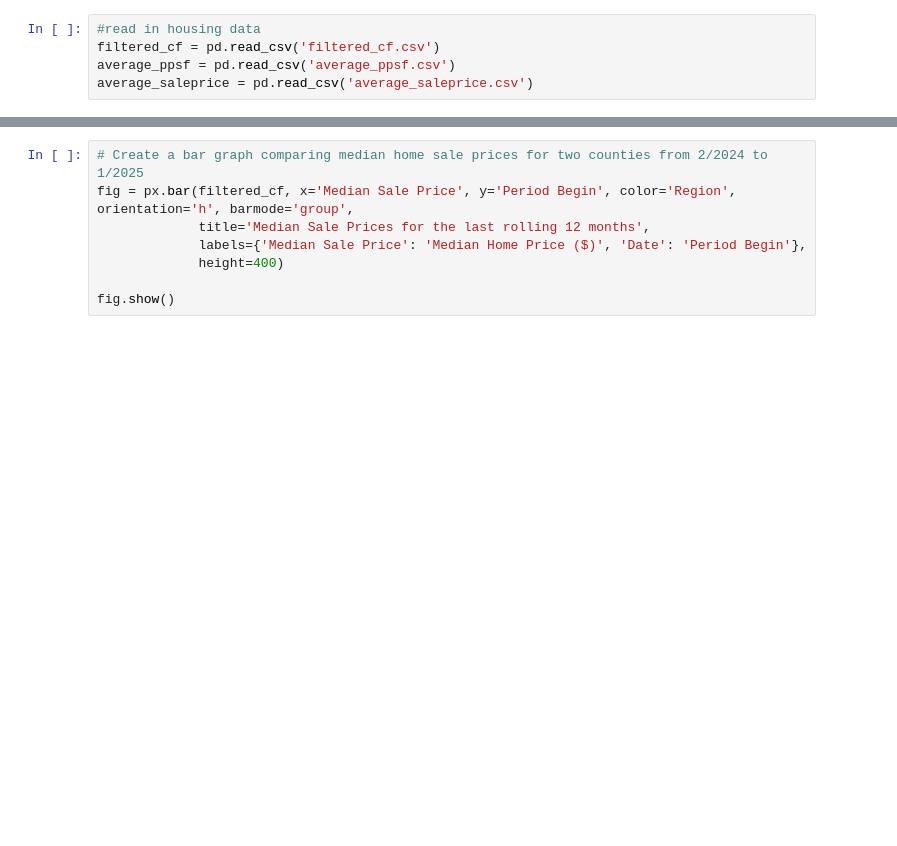
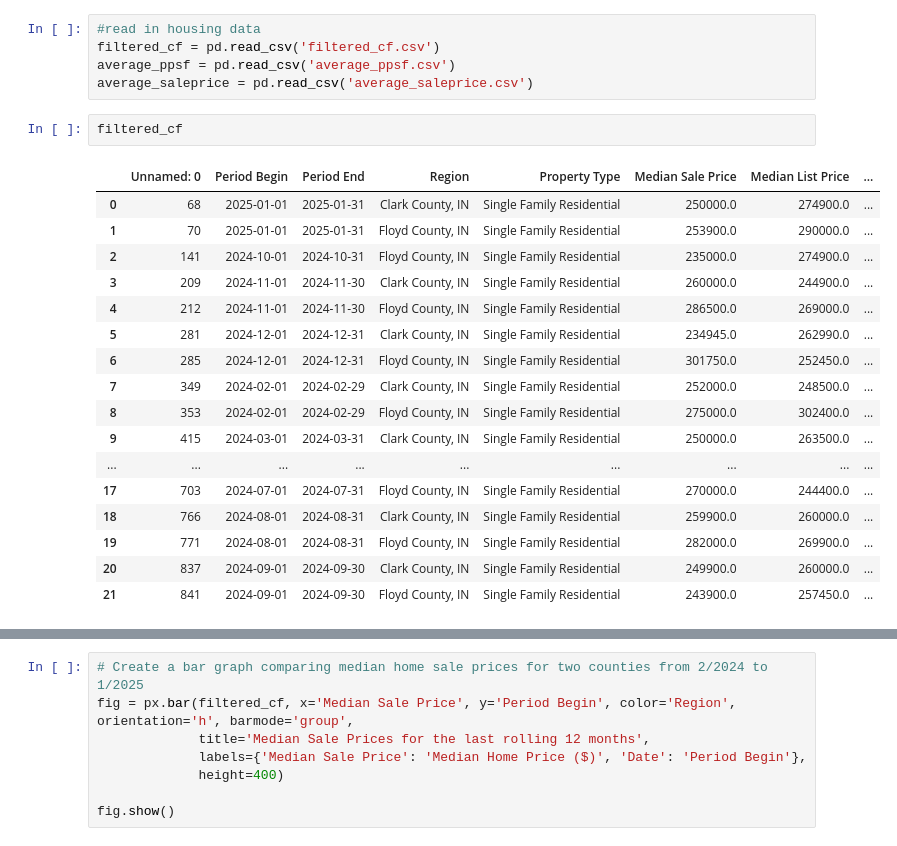
Before and after one commit to RachTheRad/SoIN_Housing_Analysis, a Jupyter notebook: HA_Cap_NB3.ipynb, the cells around one changed output, grey strips where cells are left out. Drawn from its saved outputs; the diff is of its cells as text; blank space fills up the shorter version.

```diff
--- a/HA_Cap_NB3.ipynb
+++ b/HA_Cap_NB3.ipynb
@@ -13,3 +13,23 @@ import seaborn as sns
 filtered_cf = pd.read_csv('filtered_cf.csv')
 average_ppsf = pd.read_csv('average_ppsf.csv')
 average_saleprice = pd.read_csv('average_saleprice.csv')
+# %%
+filtered_cf
+# %% [output]
+|  | Unnamed: 0 | Period Begin | Period End | Region | Property Type | Median Sale Price | Median List Price | ... |
+| 0 | 68 | 2025-01-01 | 2025-01-31 | Clark County, IN | Single Family Residential | 250000.0 | 274900.0 | ... |
+| 1 | 70 | 2025-01-01 | 2025-01-31 | Floyd County, IN | Single Family Residential | 253900.0 | 290000.0 | ... |
+| 2 | 141 | 2024-10-01 | 2024-10-31 | Floyd County, IN | Single Family Residential | 235000.0 | 274900.0 | ... |
+| 3 | 209 | 2024-11-01 | 2024-11-30 | Clark County, IN | Single Family Residential | 260000.0 | 244900.0 | ... |
+| 4 | 212 | 2024-11-01 | 2024-11-30 | Floyd County, IN | Single Family Residential | 286500.0 | 269000.0 | ... |
+| 5 | 281 | 2024-12-01 | 2024-12-31 | Clark County, IN | Single Family Residential | 234945.0 | 262990.0 | ... |
+| 6 | 285 | 2024-12-01 | 2024-12-31 | Floyd County, IN | Single Family Residential | 301750.0 | 252450.0 | ... |
+| 7 | 349 | 2024-02-01 | 2024-02-29 | Clark County, IN | Single Family Residential | 252000.0 | 248500.0 | ... |
+| 8 | 353 | 2024-02-01 | 2024-02-29 | Floyd County, IN | Single Family Residential | 275000.0 | 302400.0 | ... |
+| 9 | 415 | 2024-03-01 | 2024-03-31 | Clark County, IN | Single Family Residential | 250000.0 | 263500.0 | ... |
+| ... | ... | ... | ... | ... | ... | ... | ... | ... |
+| 17 | 703 | 2024-07-01 | 2024-07-31 | Floyd County, IN | Single Family Residential | 270000.0 | 244400.0 | ... |
+| 18 | 766 | 2024-08-01 | 2024-08-31 | Clark County, IN | Single Family Residential | 259900.0 | 260000.0 | ... |
+| 19 | 771 | 2024-08-01 | 2024-08-31 | Floyd County, IN | Single Family Residential | 282000.0 | 269900.0 | ... |
+| 20 | 837 | 2024-09-01 | 2024-09-30 | Clark County, IN | Single Family Residential | 249900.0 | 260000.0 | ... |
+| 21 | 841 | 2024-09-01 | 2024-09-30 | Floyd County, IN | Single Family Residential | 243900.0 | 257450.0 | ... |
```
Also changed, not shown: parts of 18 cells of this notebook, 1 other file.
